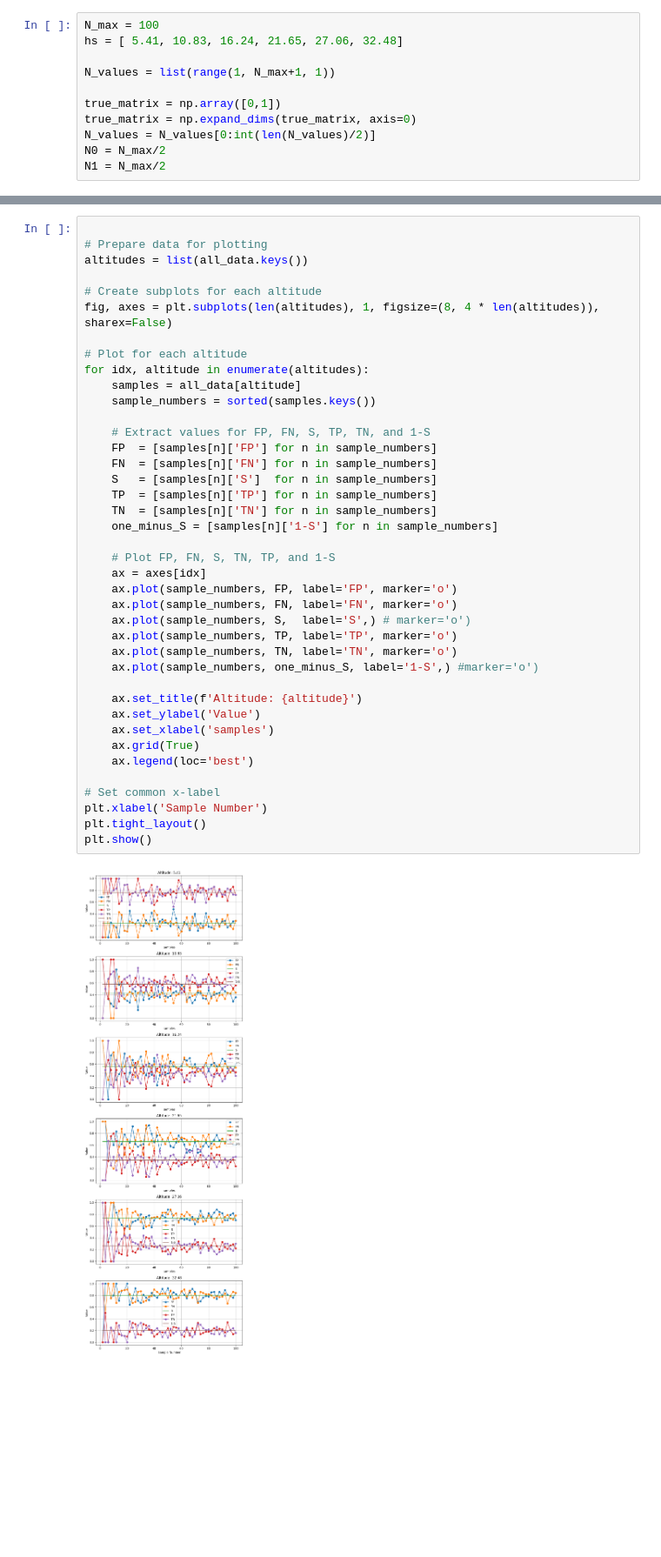
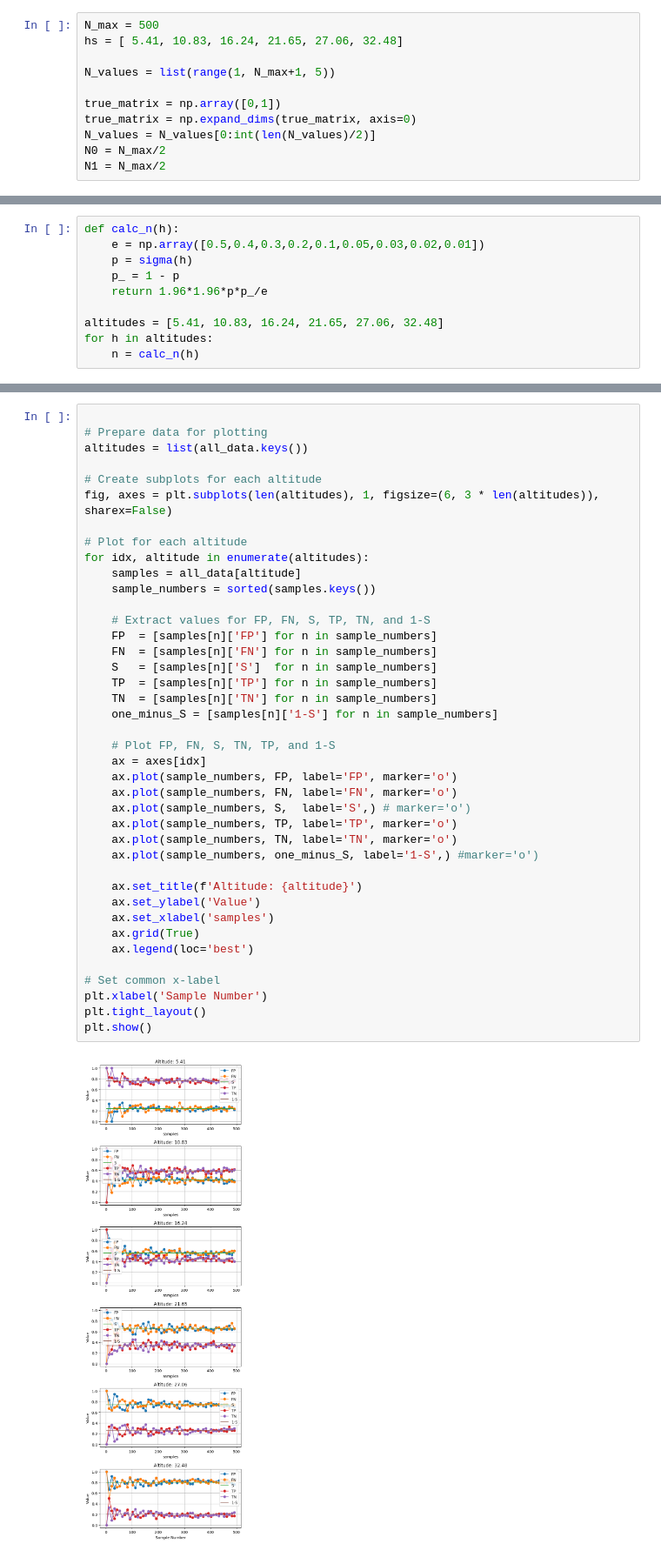
Before and after one commit to botastark/multi-horizon, a Jupyter notebook: src/sampler.ipynb, the cells around one changed output, grey strips where cells are left out. Shown at 87% size. Drawn from its saved outputs; the diff is of its cells as text; blank space fills up the shorter version.

```diff
--- a/src/sampler.ipynb
+++ b/src/sampler.ipynb
@@ -59,10 +59,10 @@ def sampler(true_matrix, altitude, N):
         cumulative_observation = np.vstack([cumulative_observation, observation_matrix])
     return cumulative_observation
 # %%
-N_max = 100
+N_max = 500
 hs = [ 5.41, 10.83, 16.24, 21.65, 27.06, 32.48]
 
-N_values = list(range(1, N_max+1, 1))
+N_values = list(range(1, N_max+1, 5))
 
 true_matrix = np.array([0,1])
 true_matrix = np.expand_dims(true_matrix, axis=0)
@@ -117,0 +122,10 @@ dict_keys([5.41, 10.83, 16.24, 21.65, 27.06, 32.48])
+# %%
+def calc_n(h):
+    e = np.array([0.5,0.4,0.3,0.2,0.1,0.05,0.03,0.02,0.01])
+    p = sigma(h)
+    p_ = 1 - p
+    return 1.96*1.96*p*p_/e
+
+altitudes = [5.41, 10.83, 16.24, 21.65, 27.06, 32.48]
+for h in altitudes:
+    n = calc_n(h)
@@ -121,7 +247,7 @@ dict_keys([5.41, 10.83, 16.24, 21.65, 27.06, 32.48])
 altitudes = list(all_data.keys())
 
 # Create subplots for each altitude
-fig, axes = plt.subplots(len(altitudes), 1, figsize=(8, 4 * len(altitudes)), sharex=False)
+fig, axes = plt.subplots(len(altitudes), 1, figsize=(6, 3 * len(altitudes)), sharex=False)
 
 # Plot for each altitude
 for idx, altitude in enumerate(altitudes):
@@ -129,31 +255,31 @@ for idx, altitude in enumerate(altitudes):
     sample_numbers = sorted(samples.keys())
 
     # Extract values for FP, FN, S, TP, TN, and 1-S
     FP  = [samples[n]['FP'] for n in sample_numbers]
     FN  = [samples[n]['FN'] for n in sample_numbers]
     S   = [samples[n]['S']  for n in sample_numbers]
     TP  = [samples[n]['TP'] for n in sample_numbers]
     TN  = [samples[n]['TN'] for n in sample_numbers]
     one_minus_S = [samples[n]['1-S'] for n in sample_numbers]
 
     # Plot FP, FN, S, TN, TP, and 1-S
     ax = axes[idx]
     ax.plot(sample_numbers, FP, label='FP', marker='o')
     ax.plot(sample_numbers, FN, label='FN', marker='o')
     ax.plot(sample_numbers, S,  label='S',) # marker='o')
     ax.plot(sample_numbers, TP, label='TP', marker='o')
     ax.plot(sample_numbers, TN, label='TN', marker='o')
     ax.plot(sample_numbers, one_minus_S, label='1-S',) #marker='o')
 
     ax.set_title(f'Altitude: {altitude}')
     ax.set_ylabel('Value')
     ax.set_xlabel('samples')
     ax.grid(True)
     ax.legend(loc='best')
 
 # Set common x-label
 plt.xlabel('Sample Number')
 plt.tight_layout()
 plt.show()
 # %% [output]
-[figure, old version]
+[figure, new version]
```
Also changed, not shown: parts of 6 cells of this notebook.
